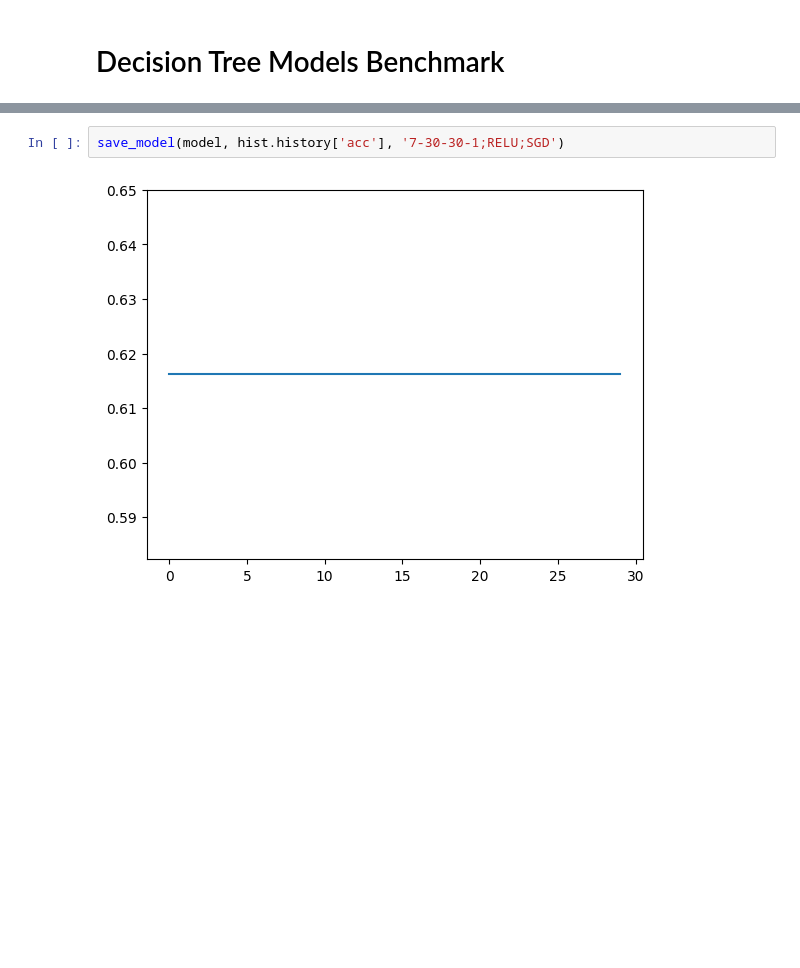
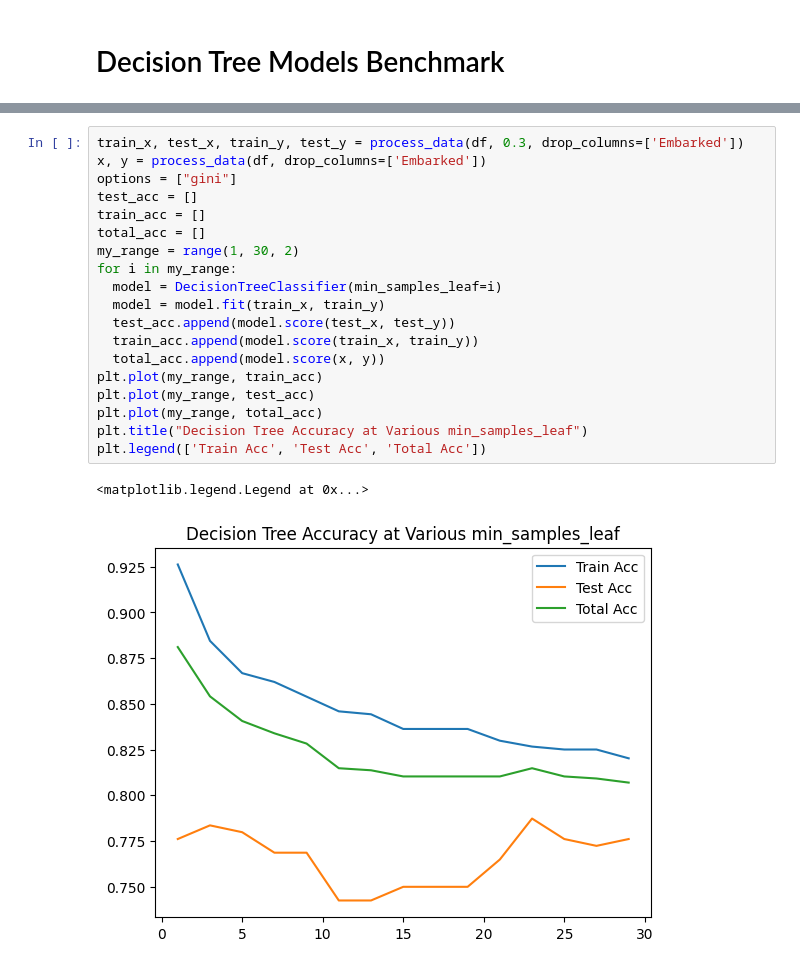
Before and after one commit to Paaaark/Kaggle, a Jupyter notebook: titanic/titanic.ipynb, the cells around one changed output, grey strips where cells are left out. Saved outputs shown, nothing was run; the diff lists cells and outputs as text; blank space fills up the shorter version.

Commit message:
Benchmarked Decision Tree at various min_samples_leaf

```diff
--- a/titanic/titanic.ipynb
+++ b/titanic/titanic.ipynb
@@ -144,4 +150,22 @@ plt.legend(['Train Acc', 'Test Acc'])
-# %%
-save_model(model, hist.history['acc'], '7-30-30-1;RELU;SGD')
-# %% [output]
-[figure, removed]
+# %%
+train_x, test_x, train_y, test_y = process_data(df, 0.3, drop_columns=['Embarked'])
+x, y = process_data(df, drop_columns=['Embarked'])
+options = ["gini"]
+test_acc = []
+train_acc = []
+total_acc = []
+my_range = range(1, 30, 2)
+for i in my_range:
+  model = DecisionTreeClassifier(min_samples_leaf=i)
+  model = model.fit(train_x, train_y)
+  test_acc.append(model.score(test_x, test_y))
+  train_acc.append(model.score(train_x, train_y))
+  total_acc.append(model.score(x, y))
+plt.plot(my_range, train_acc)
+plt.plot(my_range, test_acc)
+plt.plot(my_range, total_acc)
+plt.title("Decision Tree Accuracy at Various min_samples_leaf")
+plt.legend(['Train Acc', 'Test Acc', 'Total Acc'])
+# %% [output]
+<matplotlib.legend.Legend at 0x...>
+[figure, added]
```
Also changed, not shown: parts of 9 cells of this notebook.
